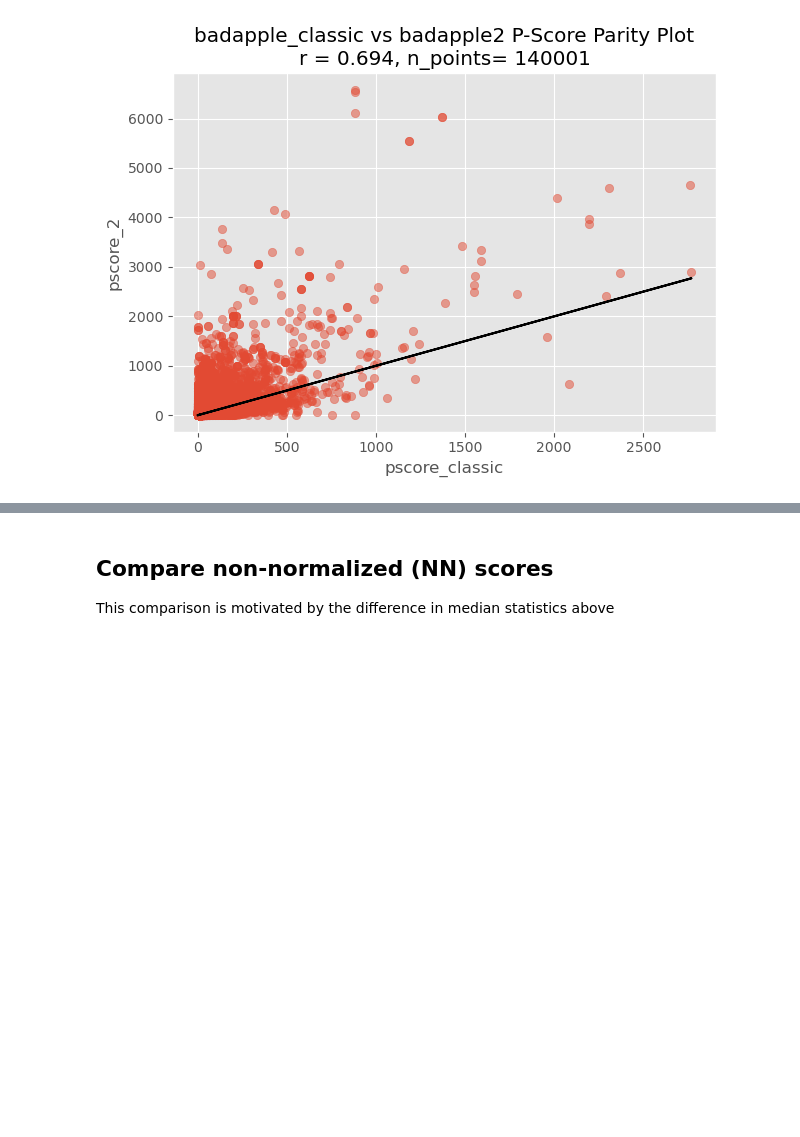
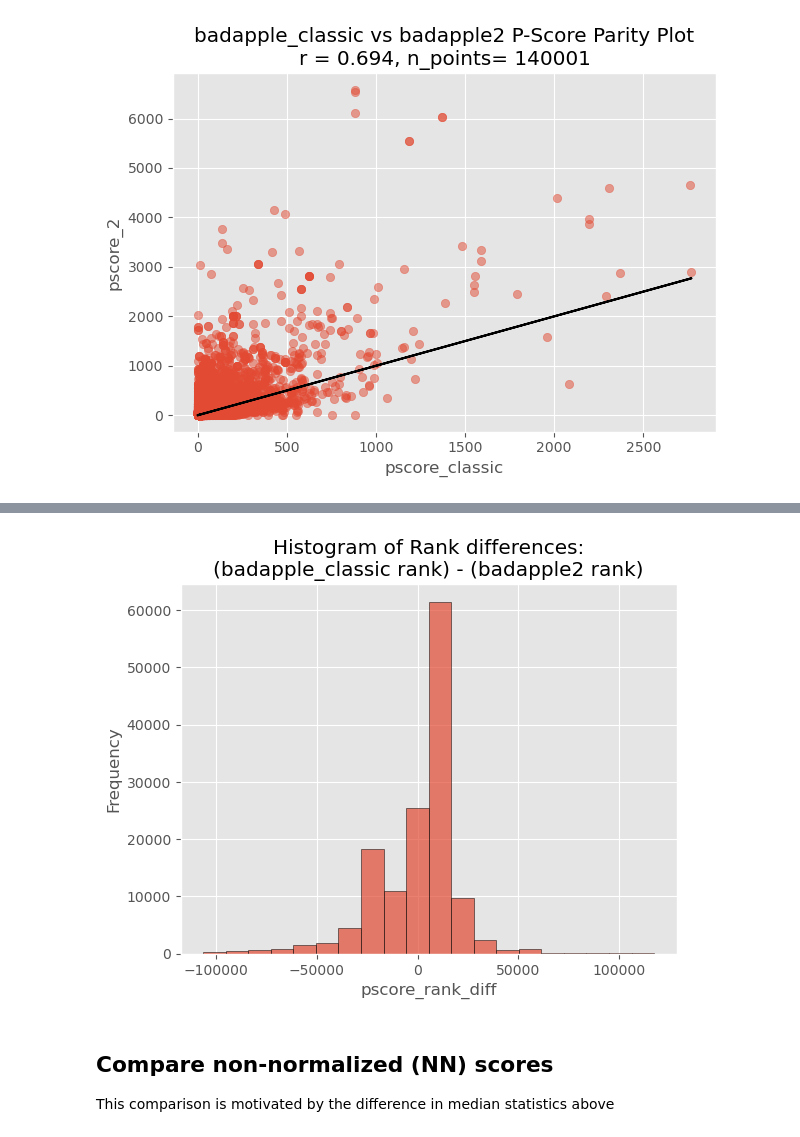
Before and after one commit to unmtransinfo/Badapple2, a Jupyter notebook: src/notebooks/badapple2-vs-badapple_classic.ipynb, the cells around one changed output, grey strips where cells are left out. Cells and saved outputs as stored; diff of their text form; code cells hidden in the pictures; blank space fills up the shorter version.

Commit message:
add rank plot

```diff
--- a/src/notebooks/badapple2-vs-badapple_classic.ipynb
+++ b/src/notebooks/badapple2-vs-badapple_classic.ipynb
@@ -164,0 +167,3 @@ plt.show()
+# %%
+shared_df_no_nan["classic_rank"] = shared_df_no_nan["pscore_classic"].rank()
+shared_df_no_nan["2_rank"] = shared_df_no_nan["pscore_2"].rank()
@@ -164,0 +181,2 @@ plt.show()
+# %%
+shared_df_no_nan["rank_diff"] = shared_df_no_nan["classic_rank"] - shared_df_no_nan["2_rank"]
@@ -165,3 +189,14 @@ plt.show()
+# %%
+def plot_rank_histogram():
+    plt.hist(shared_df_no_nan["rank_diff"], bins=20, edgecolor='black', alpha=0.7)
+    plt.xlabel('pscore_rank_diff')
+    plt.ylabel('Frequency')
+    plt.title(f'Histogram of Rank differences:\n(badapple_classic rank) - (badapple2 rank)')
+    plt.show()
+# %%
+plot_rank_histogram()
+# %% [output]
+[figure, added]
 # %% [markdown]
 ## Compare non-normalized (NN) scores
 This comparison is motivated by the difference in median statistics above
```
Also changed, not shown: parts of 3 cells of this notebook.
